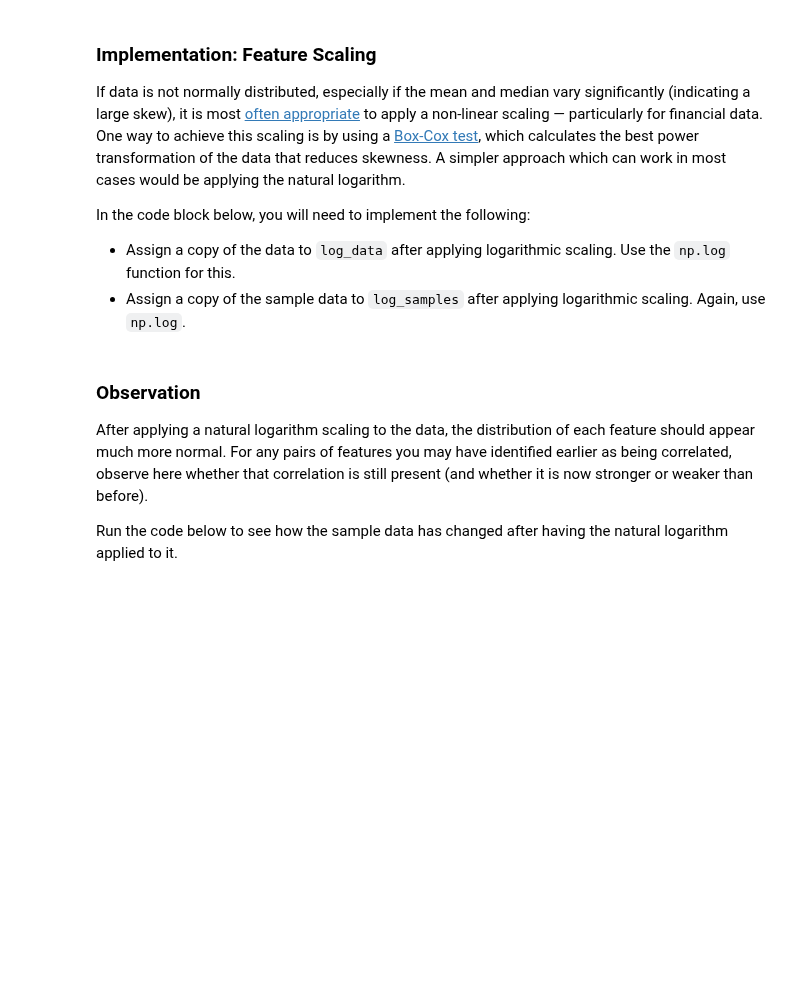
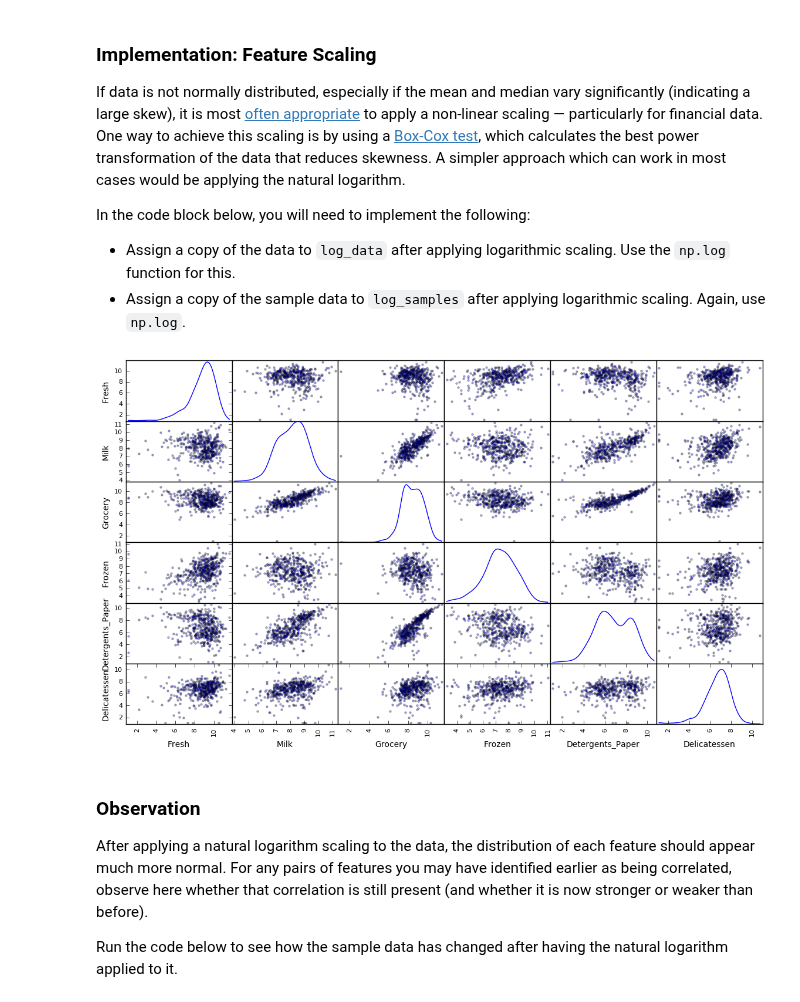
Before and after one commit to markdyousef/ML-Nanodegree, a Jupyter notebook: projects/customer_segments/customer_segments.ipynb, the cells around one changed output. Saved outputs shown, nothing was run; the diff lists cells and outputs as text; code cells hidden in the pictures; blank space fills up the shorter version.

Commit message:
normalized data

```diff
--- a/projects/customer_segments/customer_segments.ipynb
+++ b/projects/customer_segments/customer_segments.ipynb
@@ -138,13 +148,15 @@ In the code block below, you will need to implement the following:
  - Assign a copy of the sample data to `log_samples` after applying logarithmic scaling. Again, use `np.log`.
 # %%
 # TODO: Scale the data using the natural logarithm
-log_data = None
+log_data = np.log(data)
 
 # TODO: Scale the sample data using the natural logarithm
-log_samples = None
+log_samples = np.log(new_data)
 
 # Produce a scatter matrix for each pair of newly-transformed features
 pd.scatter_matrix(log_data, alpha = 0.3, figsize = (14,8), diagonal = 'kde');
+# %% [output]
+[figure, added]
 # %% [markdown]
 ### Observation
 After applying a natural logarithm scaling to the data, the distribution of each feature should appear much more normal. For any pairs of features you may have identified earlier as being correlated, observe here whether that correlation is still present (and whether it is now stronger or weaker than before).
```
Also changed, not shown: parts of 6 cells of this notebook.
